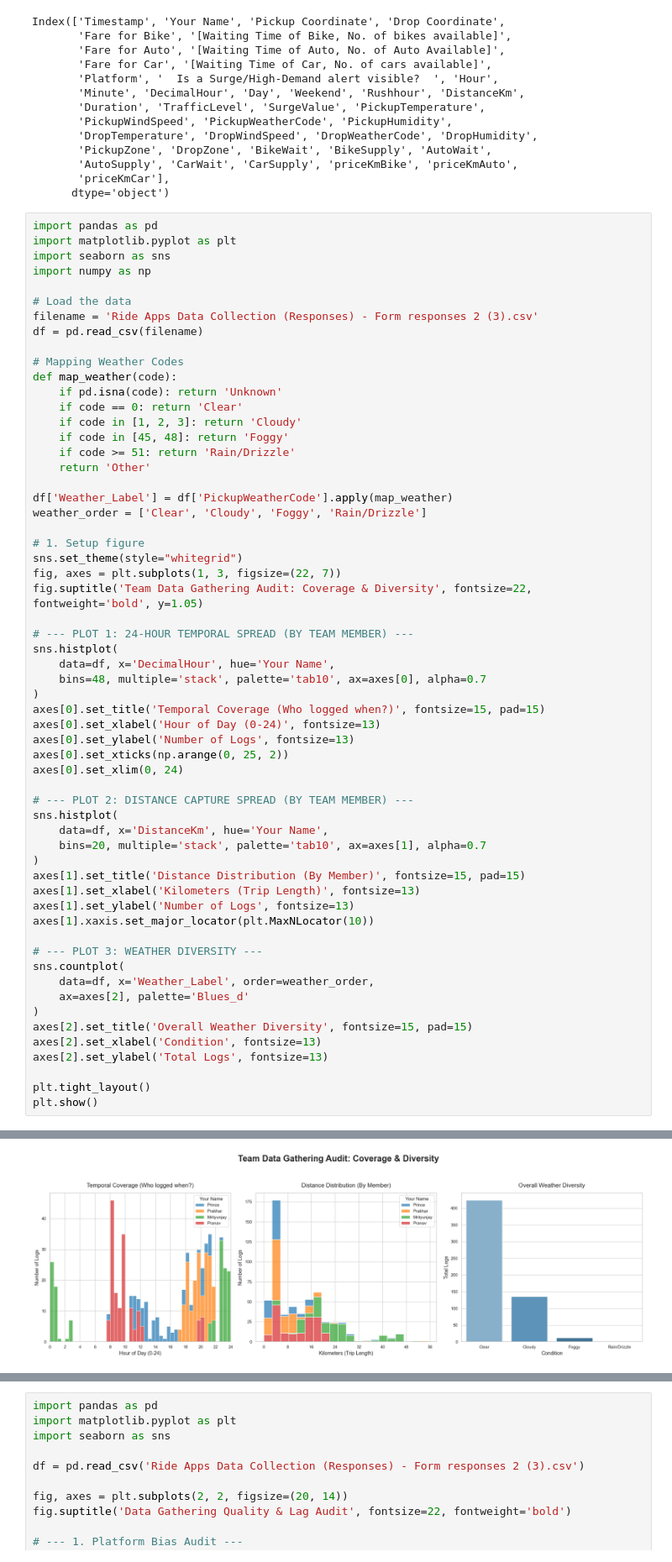
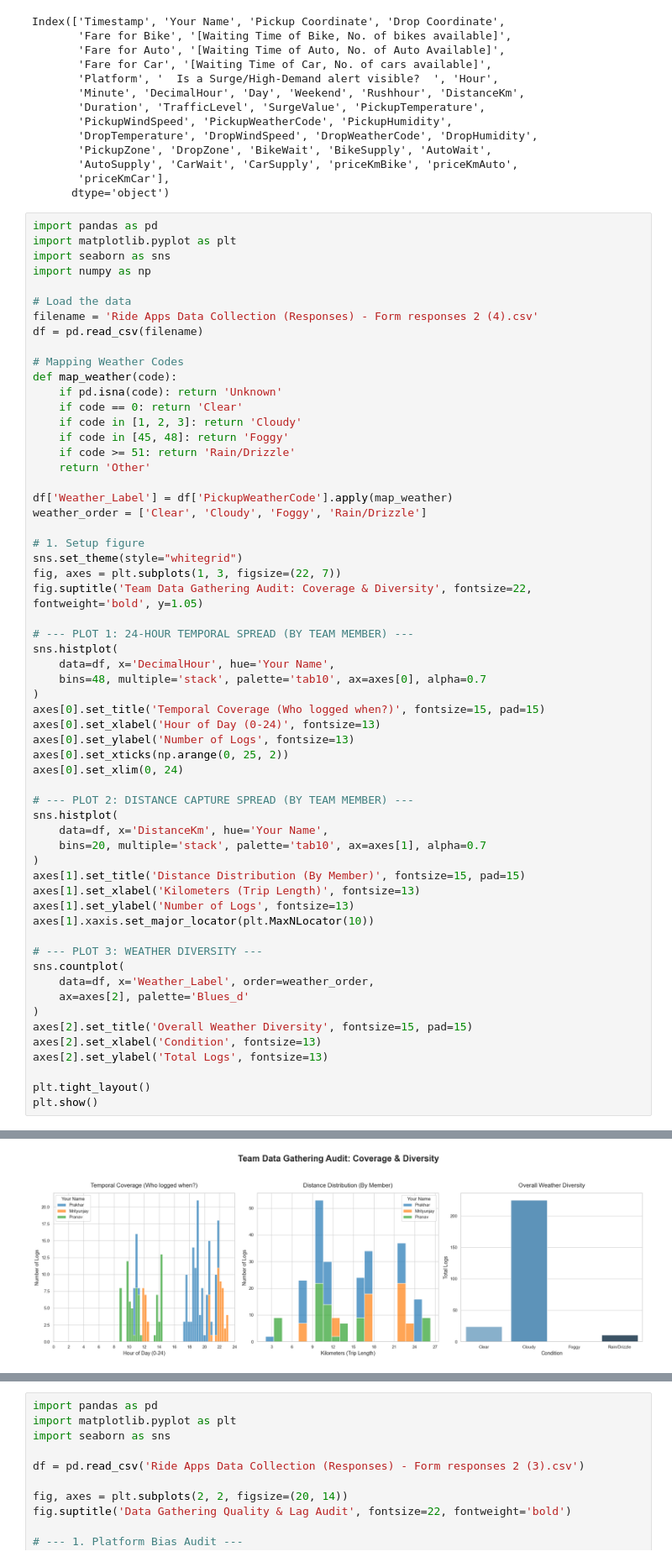
Before and after one commit to vibieprince/DATA-SCIENCE, a Jupyter notebook: MACHINE LEARNING ADVANCED/farecast.ipynb, the cells around one changed output, grey strips where cells are left out. Shown at 84% size. Drawn from its saved outputs; the diff is of its cells as text.

```diff
--- a/MACHINE LEARNING ADVANCED/farecast.ipynb
+++ b/MACHINE LEARNING ADVANCED/farecast.ipynb
@@ -33,7 +33,7 @@ import seaborn as sns
 import numpy as np
 
 # Load the data
-filename = 'Ride Apps Data Collection (Responses) - Form responses 2 (3).csv'
+filename = 'Ride Apps Data Collection (Responses) - Form responses 2 (4).csv'
 df = pd.read_csv(filename)
 
 # Mapping Weather Codes
@@ -62,34 +62,34 @@ axes[0].set_title('Temporal Coverage (Who logged when?)', fontsize=15, pad=15)
 axes[0].set_xlabel('Hour of Day (0-24)', fontsize=13)
 axes[0].set_ylabel('Number of Logs', fontsize=13)
 axes[0].set_xticks(np.arange(0, 25, 2))
 axes[0].set_xlim(0, 24)
 
 # --- PLOT 2: DISTANCE CAPTURE SPREAD (BY TEAM MEMBER) ---
 sns.histplot(
     data=df, x='DistanceKm', hue='Your Name',
     bins=20, multiple='stack', palette='tab10', ax=axes[1], alpha=0.7
 )
 axes[1].set_title('Distance Distribution (By Member)', fontsize=15, pad=15)
 axes[1].set_xlabel('Kilometers (Trip Length)', fontsize=13)
 axes[1].set_ylabel('Number of Logs', fontsize=13)
 axes[1].xaxis.set_major_locator(plt.MaxNLocator(10))
 
 # --- PLOT 3: WEATHER DIVERSITY ---
 sns.countplot(
     data=df, x='Weather_Label', order=weather_order,
     ax=axes[2], palette='Blues_d'
 )
 axes[2].set_title('Overall Weather Diversity', fontsize=15, pad=15)
 axes[2].set_xlabel('Condition', fontsize=13)
 axes[2].set_ylabel('Total Logs', fontsize=13)
 
 plt.tight_layout()
 plt.show()
 # %% [output]
 Passing `palette` without assigning `hue` is deprecated and will be removed in v0.14.0. Assign the `x` variable to `hue` and set `legend=False` for the same effect.
 
   sns.countplot(
-[figure, old version]
+[figure, new version]
 # %%
 import pandas as pd
 import numpy as np
```
Also changed, not shown: parts of 6 cells of this notebook, 3 other files.
